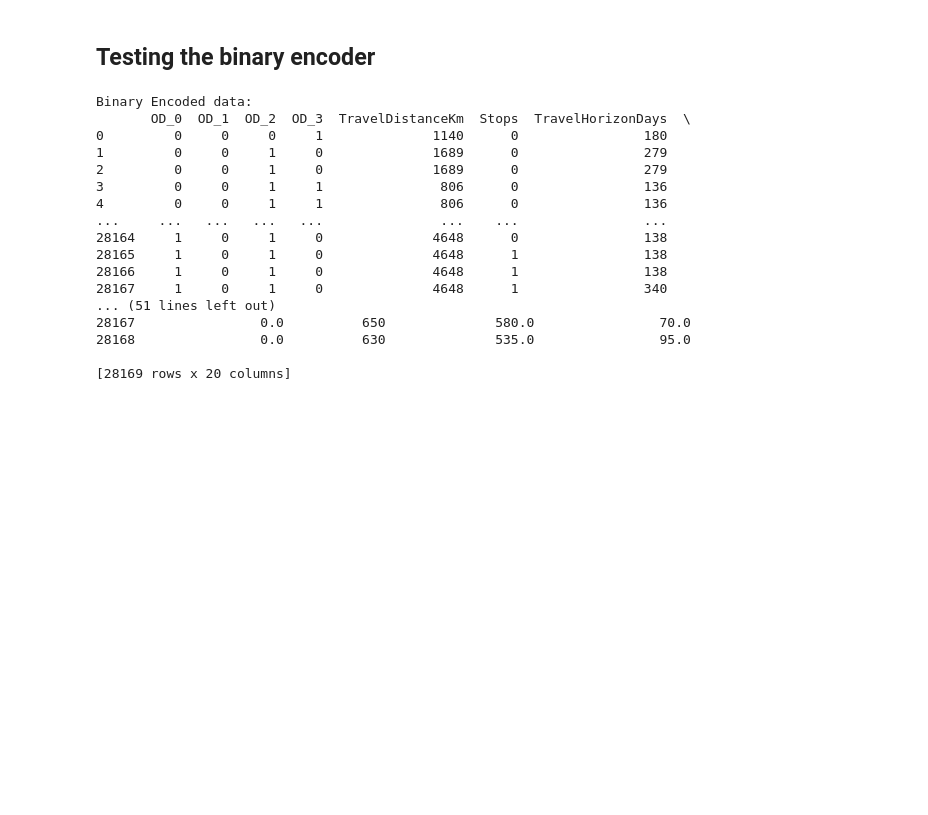
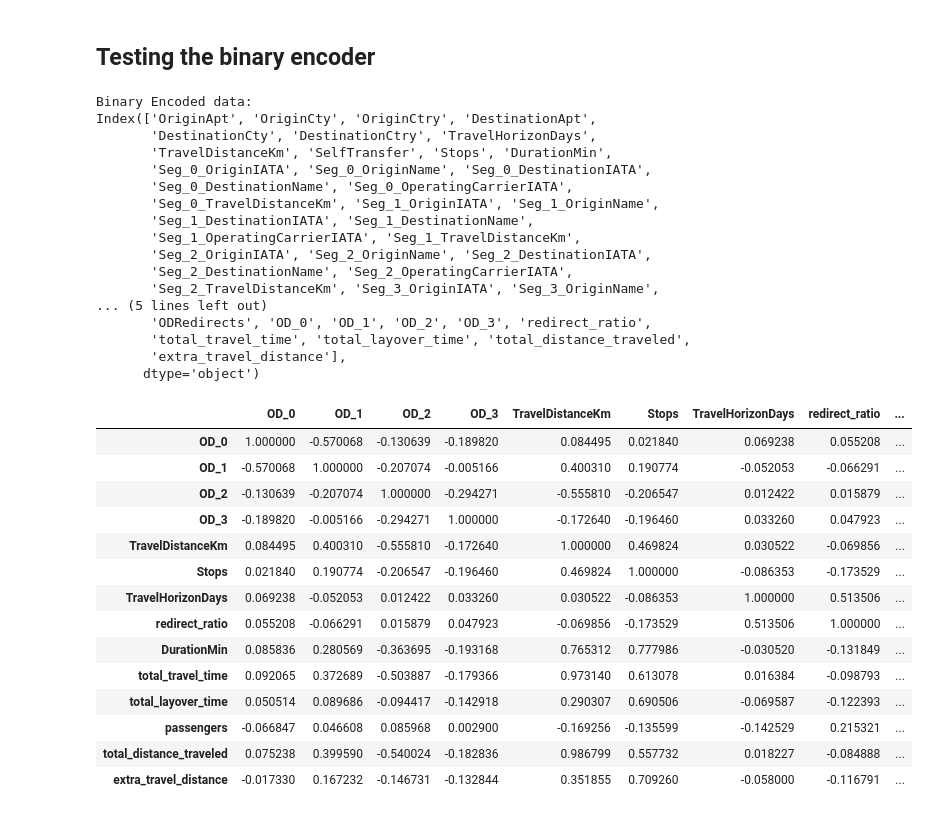
Before and after one commit to LaGenace/OptiFlyAi, a Jupyter notebook: Notebooks/ant_felix_arnaud_data.ipynb, the cells around one changed output. Saved outputs shown, nothing was run; the diff lists cells and outputs as text; code cells hidden in the pictures; blank space fills up the shorter version.

```diff
--- a/Notebooks/ant_felix_arnaud_data.ipynb
+++ b/Notebooks/ant_felix_arnaud_data.ipynb
@@ -129,25 +164,25 @@ import category_encoders as ce
 # Initialize BinaryEncoder
 binary_encoder = ce.BinaryEncoder(cols=["OD"])
 # Fit and transform the data
-binary_encoded_data = binary_encoder.fit_transform(model_data)
+binary_encoded_data = binary_encoder.fit_transform(processed_data)
 # Print the result
 print("Binary Encoded data:")
-print(binary_encoded_data)
+print(binary_encoded_data.columns)
 # %% [output]
 Binary Encoded data:
-       OD_0  OD_1  OD_2  OD_3  TravelDistanceKm  Stops  TravelHorizonDays  \
-0         0     0     0     1              1140      0                180
-1         0     0     1     0              1689      0                279
-2         0     0     1     0              1689      0                279
-3         0     0     1     1               806      0                136
-4         0     0     1     1               806      0                136
-...     ...   ...   ...   ...               ...    ...                ...
-28164     1     0     1     0              4648      0                138
-28165     1     0     1     0              4648      1                138
-28166     1     0     1     0              4648      1                138
-28167     1     0     1     0              4648      1                340
-... (51 lines left out)
-28167                0.0          650              580.0                70.0
-28168                0.0          630              535.0                95.0
-
-[28169 rows x 20 columns]
+Index(['OriginApt', 'OriginCty', 'OriginCtry', 'DestinationApt',
+       'DestinationCty', 'DestinationCtry', 'TravelHorizonDays',
+       'TravelDistanceKm', 'SelfTransfer', 'Stops', 'DurationMin',
+       'Seg_0_OriginIATA', 'Seg_0_OriginName', 'Seg_0_DestinationIATA',
+       'Seg_0_DestinationName', 'Seg_0_OperatingCarrierIATA',
+       'Seg_0_TravelDistanceKm', 'Seg_1_OriginIATA', 'Seg_1_OriginName',
+       'Seg_1_DestinationIATA', 'Seg_1_DestinationName',
+       'Seg_1_OperatingCarrierIATA', 'Seg_1_TravelDistanceKm',
+       'Seg_2_OriginIATA', 'Seg_2_OriginName', 'Seg_2_DestinationIATA',
+       'Seg_2_DestinationName', 'Seg_2_OperatingCarrierIATA',
+       'Seg_2_TravelDistanceKm', 'Seg_3_OriginIATA', 'Seg_3_OriginName',
+... (5 lines left out)
+       'ODRedirects', 'OD_0', 'OD_1', 'OD_2', 'OD_3', 'redirect_ratio',
+       'total_travel_time', 'total_layover_time', 'total_distance_traveled',
+       'extra_travel_distance'],
+      dtype='object')
@@ -154,5 +192,22 @@ Binary Encoded data:
 # %%
-corr_matrix = binary_encoded_data.corr()
+corr_matrix = binary_encoded_data[random_forest_columns].corr()
+corr_matrix
+# %% [output]
+|  | OD_0 | OD_1 | OD_2 | OD_3 | TravelDistanceKm | Stops | TravelHorizonDays | redirect_ratio | ... |
+| OD_0 | 1.000000 | -0.570068 | -0.130639 | -0.189820 | 0.084495 | 0.021840 | 0.069238 | 0.055208 | ... |
+| OD_1 | -0.570068 | 1.000000 | -0.207074 | -0.005166 | 0.400310 | 0.190774 | -0.052053 | -0.066291 | ... |
+| OD_2 | -0.130639 | -0.207074 | 1.000000 | -0.294271 | -0.555810 | -0.206547 | 0.012422 | 0.015879 | ... |
+| OD_3 | -0.189820 | -0.005166 | -0.294271 | 1.000000 | -0.172640 | -0.196460 | 0.033260 | 0.047923 | ... |
+| TravelDistanceKm | 0.084495 | 0.400310 | -0.555810 | -0.172640 | 1.000000 | 0.469824 | 0.030522 | -0.069856 | ... |
+| Stops | 0.021840 | 0.190774 | -0.206547 | -0.196460 | 0.469824 | 1.000000 | -0.086353 | -0.173529 | ... |
+| TravelHorizonDays | 0.069238 | -0.052053 | 0.012422 | 0.033260 | 0.030522 | -0.086353 | 1.000000 | 0.513506 | ... |
+| redirect_ratio | 0.055208 | -0.066291 | 0.015879 | 0.047923 | -0.069856 | -0.173529 | 0.513506 | 1.000000 | ... |
+| DurationMin | 0.085836 | 0.280569 | -0.363695 | -0.193168 | 0.765312 | 0.777986 | -0.030520 | -0.131849 | ... |
+| total_travel_time | 0.092065 | 0.372689 | -0.503887 | -0.179366 | 0.973140 | 0.613078 | 0.016384 | -0.098793 | ... |
+| total_layover_time | 0.050514 | 0.089686 | -0.094417 | -0.142918 | 0.290307 | 0.690506 | -0.069587 | -0.122393 | ... |
+| passengers | -0.066847 | 0.046608 | 0.085968 | 0.002900 | -0.169256 | -0.135599 | -0.142529 | 0.215321 | ... |
+| total_distance_traveled | 0.075238 | 0.399590 | -0.540024 | -0.182836 | 0.986799 | 0.557732 | 0.018227 | -0.084888 | ... |
+| extra_travel_distance | -0.017330 | 0.167232 | -0.146731 | -0.132844 | 0.351855 | 0.709260 | -0.058000 | -0.116791 | ... |
 # %%
 import seaborn as sns
 plt.figure(figsize=(18,8))
```
Also changed, not shown: parts of 19 cells of this notebook.
